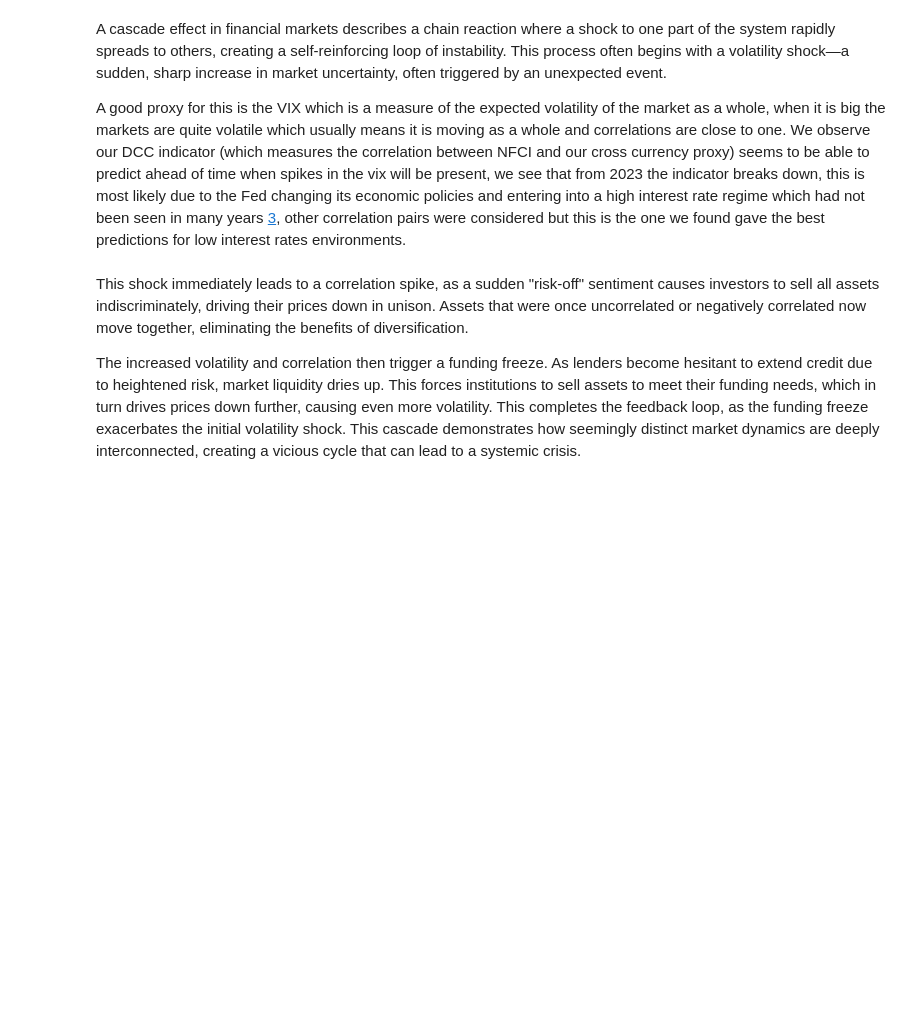
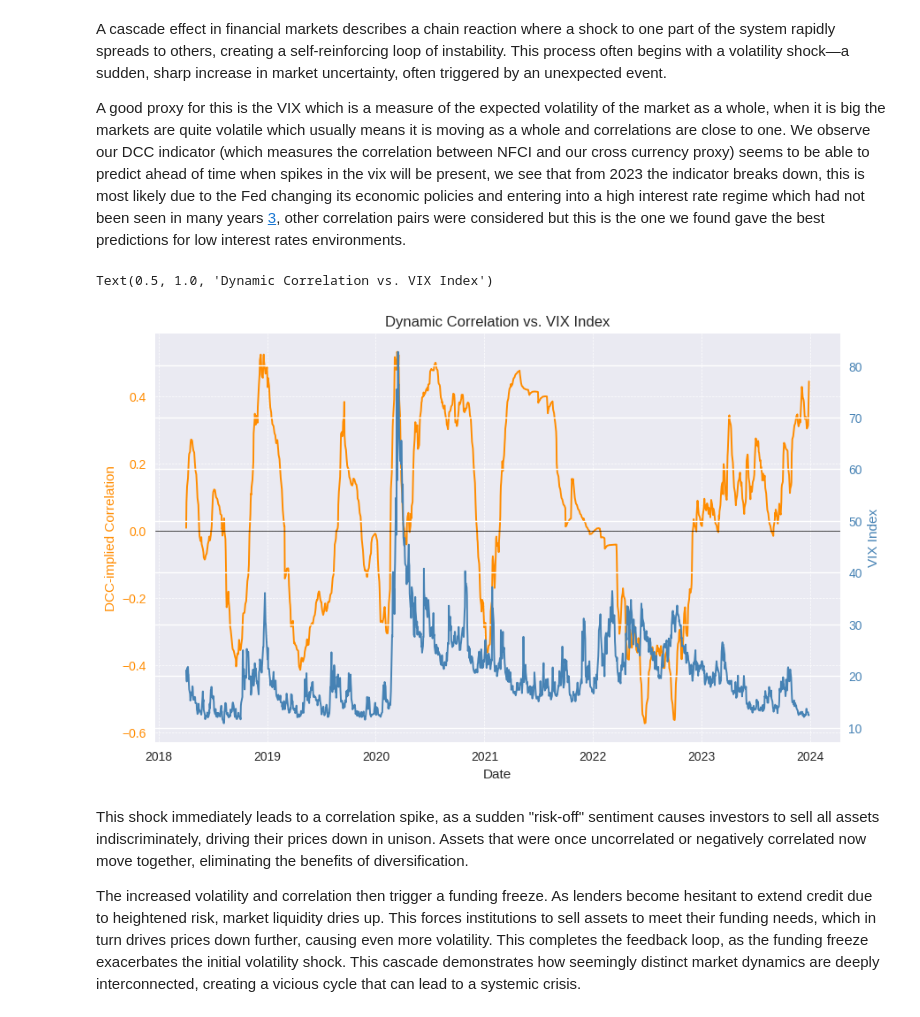
Before and after one commit to George-Creekbed/capstone_review, a Jupyter notebook: Group Work Project 1.ipynb, the cells around one changed output. Saved outputs shown, nothing was run; the diff lists cells and outputs as text; code cells hidden in the pictures; blank space fills up the shorter version.

```diff
--- a/Group Work Project 1.ipynb
+++ b/Group Work Project 1.ipynb
@@ -751,28 +729,31 @@ A cascade effect in financial markets describes a chain reaction where a shock t
 
 A good proxy for this is the VIX which is a measure of the expected volatility of the market as a whole, when it is big the markets are quite volatile which usually means it is moving as a whole and correlations are close to one. We observe our DCC indicator (which measures the correlation between NFCI and our cross currency proxy) seems to be able to predict ahead of time when spikes in the vix will be present, we see that from 2023 the indicator breaks down, this is most likely due to the Fed changing its economic policies and entering into a high interest rate regime which had not been seen in many years [3](https://www.congress.gov/crs-product/IN12388#:~:text=The%20Federal%20Reserve%20(Fed)%20responded,the%20highest%20target%20since%202001.), other correlation pairs were considered but this is the one we found gave the best predictions for low interest rates environments.
 # %%
-vix=yf.download("^VIX", start=rets.index[0], end=rets.index[-1],progress=False)['Close']
+vix_clipped = vix.loc[rets.index[0]:rets.index[-1]] # yf.download("^VIX", start=rets.index[0], end=rets.index[-1],progress=False)['Close']
 # Create a single plot
 fig, ax1 = plt.subplots(figsize=(10, 6))
 
 # Plot DCC on the first y-axis
 color = 'darkorange'
 ax1.set_xlabel('Date')
 ax1.set_ylabel('DCC-implied Correlation', color=color)
 ax1.plot(dcc_r.index, dcc_r, label='DCC-implied Correlation', color=color, linewidth=1.4)
 ax1.tick_params(axis='y', labelcolor=color)
 ax1.axhline(0, color='k', lw=.5)
 ax1.grid(True, which='both', linestyle='--', linewidth=0.5)
 
 # Create a second y-axis for VIX
 ax2 = ax1.twinx()
 color = 'steelblue'
 ax2.set_ylabel('VIX Index', color=color)
-ax2.plot(vix.index, vix, label='VIX Index', color=color, linewidth=1.4)
+ax2.plot(vix_clipped.index, vix_clipped, label='VIX Index', color=color, linewidth=1.4)
 ax2.tick_params(axis='y', labelcolor=color)
 
 # Add a single title for the plot
 plt.title('Dynamic Correlation vs. VIX Index')
+# %% [output]
+Text(0.5, 1.0, 'Dynamic Correlation vs. VIX Index')
+[figure, added]
 # %% [markdown]
 
 This shock immediately leads to a correlation spike, as a sudden "risk-off" sentiment causes investors to sell all assets indiscriminately, driving their prices down in unison. Assets that were once uncorrelated or negatively correlated now move together, eliminating the benefits of diversification.
```
Also changed, not shown: parts of 29 cells of this notebook.
